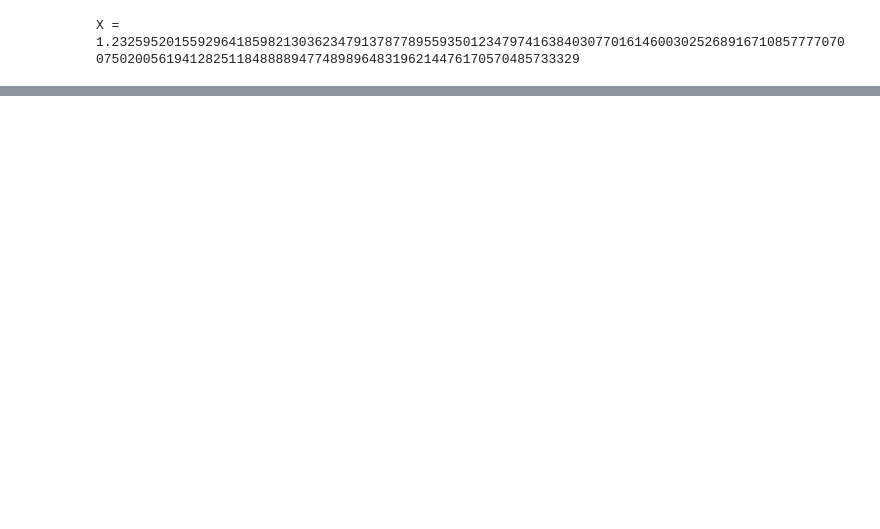
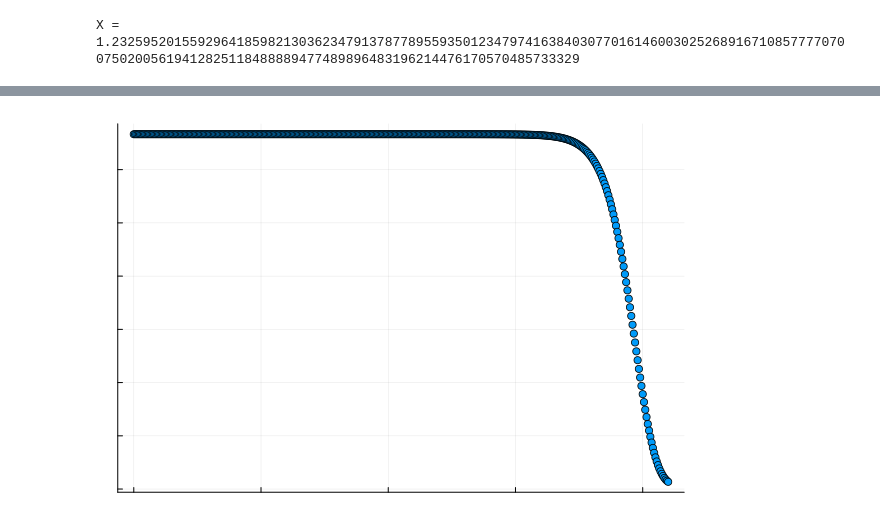
Before and after one commit to JanKozuszek/Reproducing-Dynamic-Holo, a Jupyter notebook: CosmoRun.ipynb, the cells around one changed output, grey strips where cells are left out. Cells and saved outputs as stored; diff of their text form; code cells hidden in the pictures; blank space fills up the shorter version.

```diff
--- a/CosmoRun.ipynb
+++ b/CosmoRun.ipynb
@@ -110,3 +97,11 @@ PlotSdot(OutputArr[end][4][:,:],XArr[end],TimeArr[end],40)
+# %%
+Energy = [x[1] for x in MonitorArr];
+Momentum = [x[2] for x in MonitorArr];
+Operator = [x[3] for x in MonitorArr];
+# %%
+plt.scatter(TimeArr, Energy)
+# %% [output]
+[figure, added]
 # %%
 # oldOutput = copy(OutputArr);
 # oldXArr = copy(XArr);
```
Also changed, not shown: parts of 7 cells of this notebook, 1 other file.
